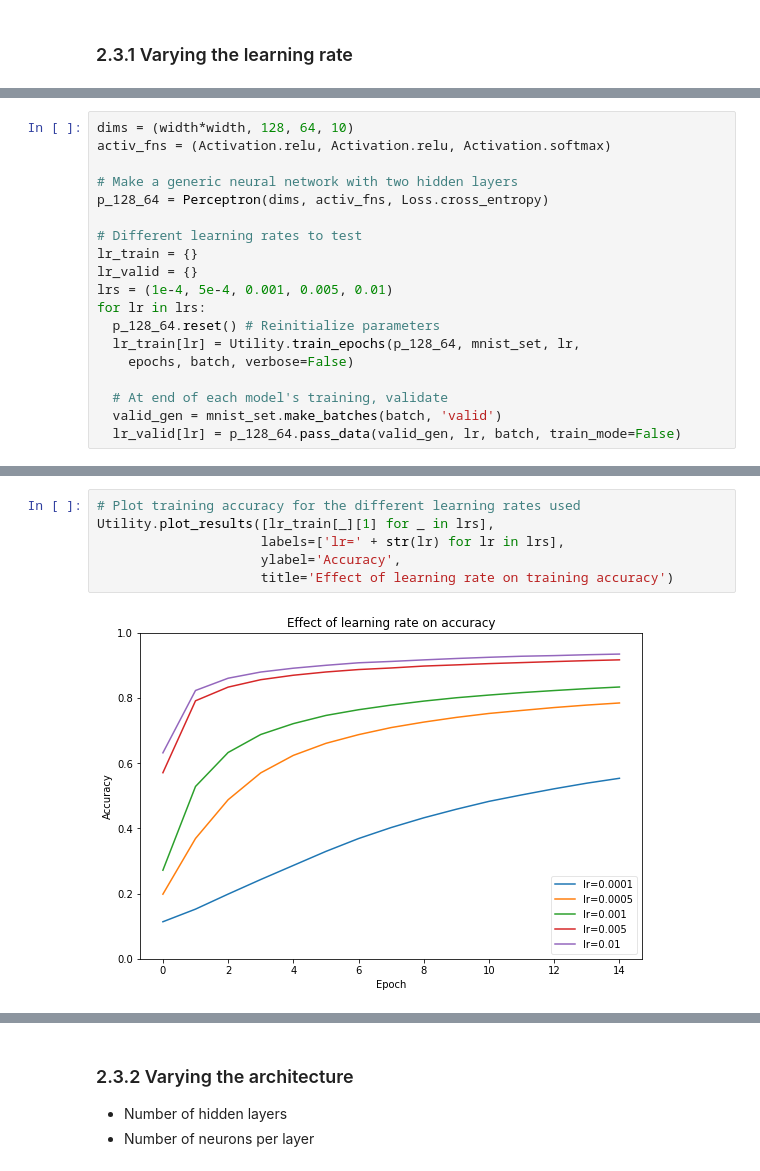
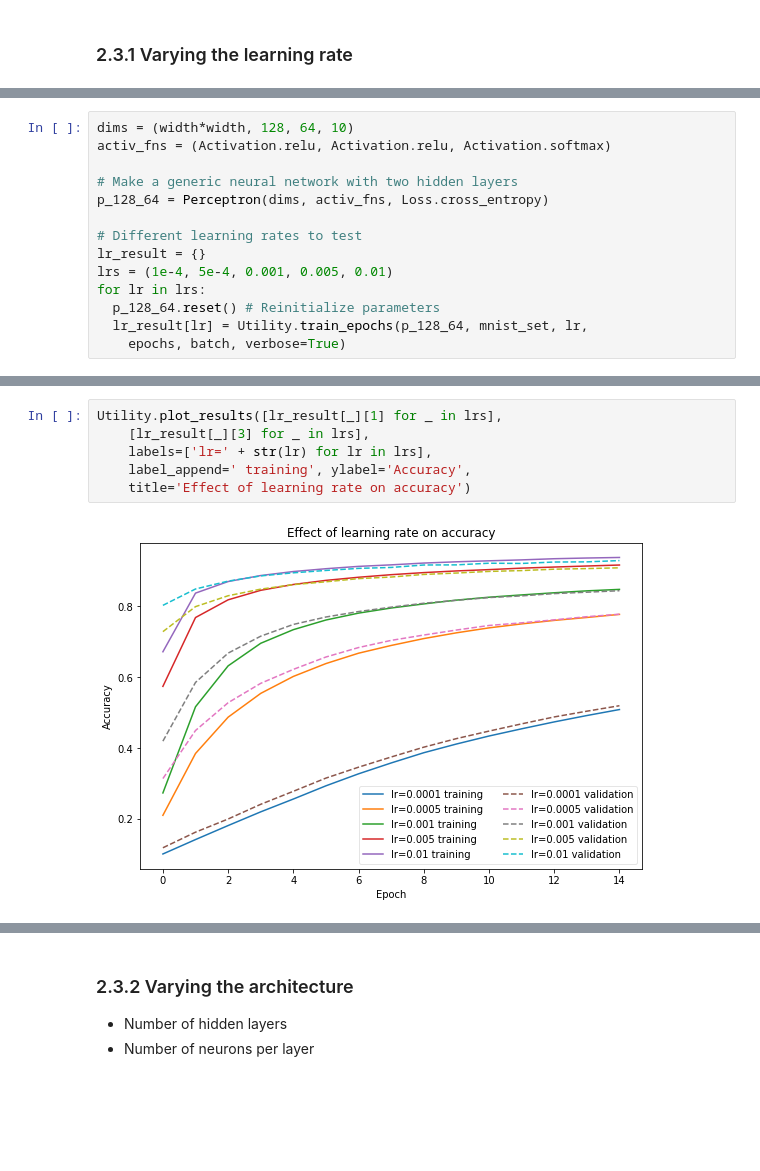
Before and after one commit to vtd9/multilayer-perceptron, a Jupyter notebook: HW1.ipynb, the cells around one changed output, grey strips where cells are left out. Drawn from its saved outputs; the diff is of its cells as text; blank space fills up the shorter version.

```diff
--- a/HW1.ipynb
+++ b/HW1.ipynb
@@ -111,15 +113,10 @@ activ_fns = (Activation.relu, Activation.relu, Activation.softmax)
 p_128_64 = Perceptron(dims, activ_fns, Loss.cross_entropy)
 
 # Different learning rates to test
-lr_train = {}
-lr_valid = {}
+lr_result = {}
 lrs = (1e-4, 5e-4, 0.001, 0.005, 0.01)
 for lr in lrs:
   p_128_64.reset() # Reinitialize parameters
-  lr_train[lr] = Utility.train_epochs(p_128_64, mnist_set, lr,
-    epochs, batch, verbose=False)
-
-  # At end of each model's training, validate
-  valid_gen = mnist_set.make_batches(batch, 'valid')
-  lr_valid[lr] = p_128_64.pass_data(valid_gen, lr, batch, train_mode=False)
+  lr_result[lr] = Utility.train_epochs(p_128_64, mnist_set, lr,
+    epochs, batch, verbose=True)
 # %% [output]
@@ -139,8 +149,8 @@ Utility.plot_results([lr_train[_][0] for _ in lrs],
 # %%
-# Plot training accuracy for the different learning rates used
-Utility.plot_results([lr_train[_][1] for _ in lrs],
-                     labels=['lr=' + str(lr) for lr in lrs],
-                     ylabel='Accuracy',
-                     title='Effect of learning rate on training accuracy')
+Utility.plot_results([lr_result[_][1] for _ in lrs],
+    [lr_result[_][3] for _ in lrs],
+    labels=['lr=' + str(lr) for lr in lrs],
+    label_append=' training', ylabel='Accuracy',
+    title='Effect of learning rate on accuracy')
 # %% [output]
-[figure, old version]
+[figure, new version]
```
Also changed, not shown: parts of 33 cells of this notebook, 5 other files.
